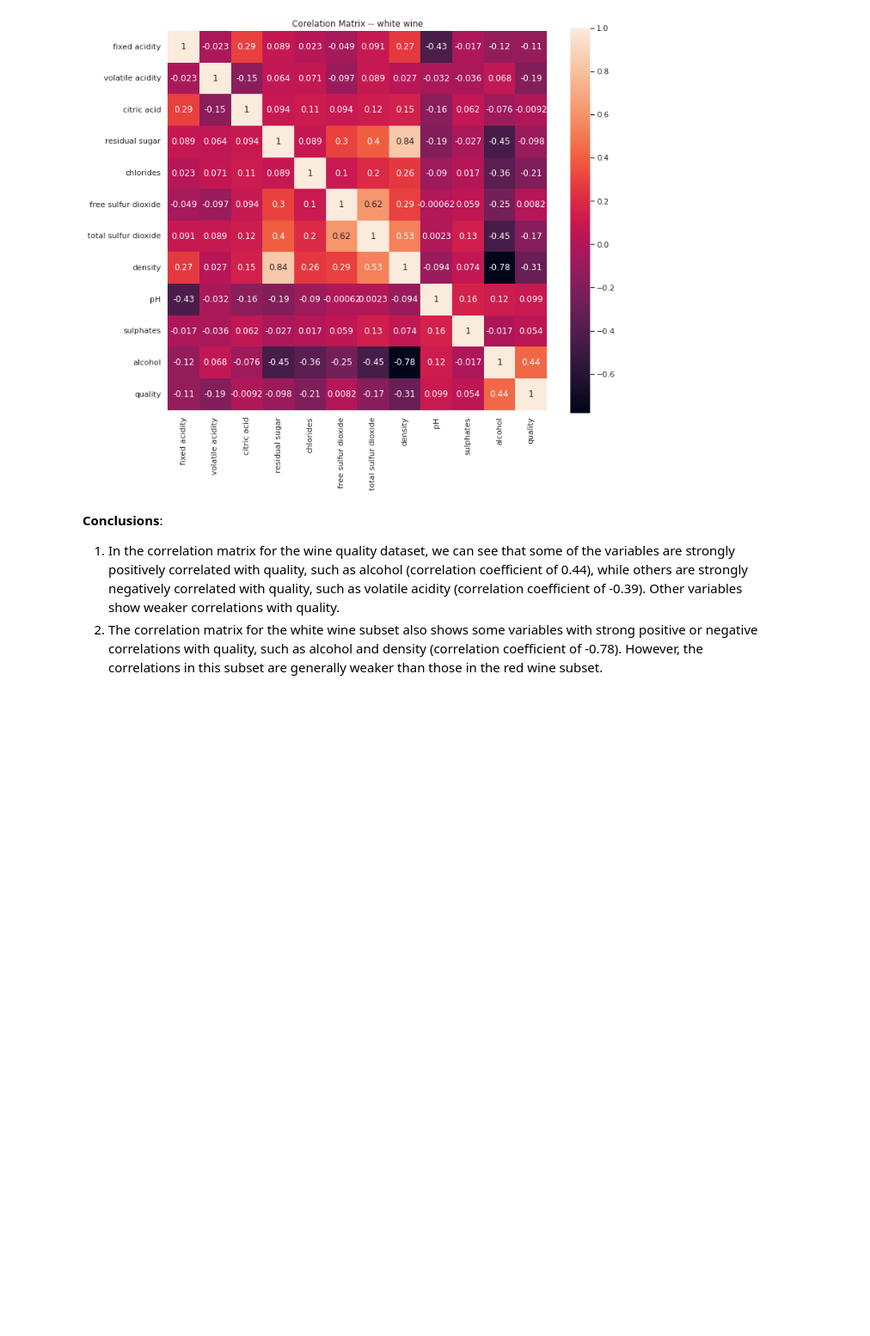
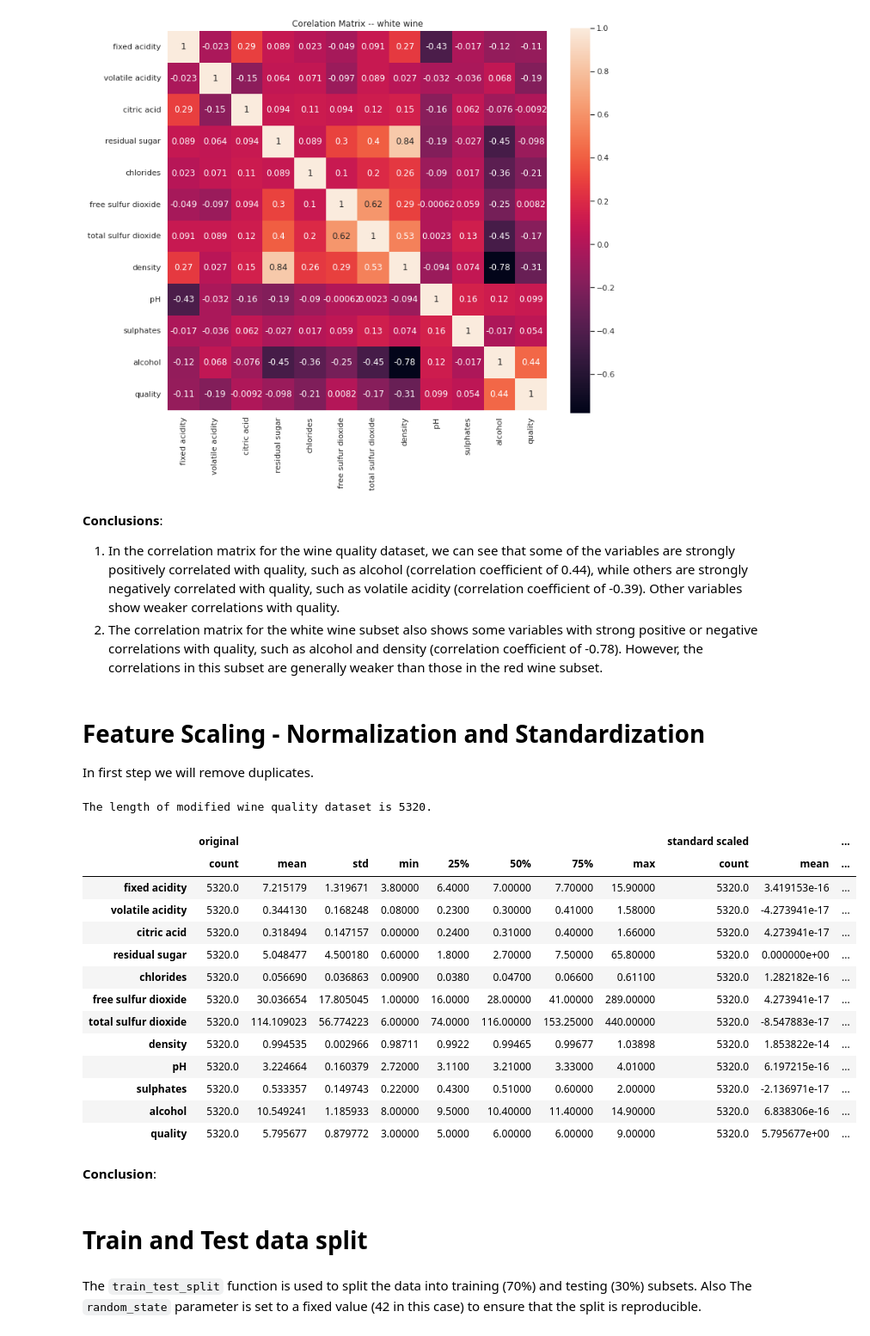
Before and after one commit to natijas/MLP-Neural-Network-From-Scratch, a Jupyter notebook: snb_natalka.ipynb, the cells around one changed output. Shown at 86% size. Drawn from its saved outputs; the diff is of its cells as text; code cells hidden in the pictures; blank space fills up the shorter version.

Commit message:
train-test-split

```diff
--- a/snb_natalka.ipynb
+++ b/snb_natalka.ipynb
@@ -420,3 +436,48 @@ Text(0.5, 1.0, 'Corelation Matrix -- white wine')
 **Conclusions**:
 1. In the correlation matrix for the wine quality dataset, we can see that some of the variables are strongly positively correlated with quality, such as alcohol (correlation coefficient of 0.44), while others are strongly negatively correlated with quality, such as volatile acidity (correlation coefficient of -0.39). Other variables show weaker correlations with quality.
 2. The correlation matrix for the white wine subset also shows some variables with strong positive or negative correlations with quality, such as alcohol and density (correlation coefficient of -0.78). However, the correlations in this subset are generally weaker than those in the red wine subset.
+# %% [markdown]
+# Feature Scaling -  Normalization and Standardization
+
+In first step we will remove duplicates.
+# %%
+df = df.drop_duplicates()
+print(f'The length of modified wine quality dataset is {len(df)}.')
+# %% [output]
+The length of modified wine quality dataset is 5320.
+# %%
+from sklearn.preprocessing import StandardScaler, MinMaxScaler
+
+feature_columns = sorted(set(df.columns) - {'type', 'quality', 'quality_label'})
+
+standard_scaler = StandardScaler()
+minmax_scaler = MinMaxScaler()
+
+scaled_data_standard = standard_scaler.fit_transform(df[feature_columns].values)
+scaled_data_minmax = minmax_scaler.fit_transform(df[feature_columns].values)
+# %%
+df1 = df.copy()
+df2 = df.copy()
+df1[feature_columns] = scaled_data_standard
+df2[feature_columns] = scaled_data_minmax
+with pd.option_context('display.max_columns', 50):
+    display(pd.concat([df.describe(), df1.describe(), df2.describe()], axis=0, keys=['original', 'standard scaled', 'min max scaled']).transpose())
+# %% [output]
+|  | original |  |  |  |  |  |  |  | standard scaled |  | ... |
+|  | count | mean | std | min | 25% | 50% | 75% | max | count | mean | ... |
+| fixed acidity | 5320.0 | 7.215179 | 1.319671 | 3.80000 | 6.4000 | 7.00000 | 7.70000 | 15.90000 | 5320.0 | 3.419153e-16 | ... |
+| volatile acidity | 5320.0 | 0.344130 | 0.168248 | 0.08000 | 0.2300 | 0.30000 | 0.41000 | 1.58000 | 5320.0 | -4.273941e-17 | ... |
+| citric acid | 5320.0 | 0.318494 | 0.147157 | 0.00000 | 0.2400 | 0.31000 | 0.40000 | 1.66000 | 5320.0 | 4.273941e-17 | ... |
+| residual sugar | 5320.0 | 5.048477 | 4.500180 | 0.60000 | 1.8000 | 2.70000 | 7.50000 | 65.80000 | 5320.0 | 0.000000e+00 | ... |
+| chlorides | 5320.0 | 0.056690 | 0.036863 | 0.00900 | 0.0380 | 0.04700 | 0.06600 | 0.61100 | 5320.0 | 1.282182e-16 | ... |
+| free sulfur dioxide | 5320.0 | 30.036654 | 17.805045 | 1.00000 | 16.0000 | 28.00000 | 41.00000 | 289.00000 | 5320.0 | 4.273941e-17 | ... |
+| total sulfur dioxide | 5320.0 | 114.109023 | 56.774223 | 6.00000 | 74.0000 | 116.00000 | 153.25000 | 440.00000 | 5320.0 | -8.547883e-17 | ... |
+| density | 5320.0 | 0.994535 | 0.002966 | 0.98711 | 0.9922 | 0.99465 | 0.99677 | 1.03898 | 5320.0 | 1.853822e-14 | ... |
+| pH | 5320.0 | 3.224664 | 0.160379 | 2.72000 | 3.1100 | 3.21000 | 3.33000 | 4.01000 | 5320.0 | 6.197215e-16 | ... |
+| sulphates | 5320.0 | 0.533357 | 0.149743 | 0.22000 | 0.4300 | 0.51000 | 0.60000 | 2.00000 | 5320.0 | -2.136971e-17 | ... |
+| alcohol | 5320.0 | 10.549241 | 1.185933 | 8.00000 | 9.5000 | 10.40000 | 11.40000 | 14.90000 | 5320.0 | 6.838306e-16 | ... |
+| quality | 5320.0 | 5.795677 | 0.879772 | 3.00000 | 5.0000 | 6.00000 | 6.00000 | 9.00000 | 5320.0 | 5.795677e+00 | ... |
+# %% [markdown]
+**Conclusion**:
+# %% [markdown]
+# Train and Test data split
@@ -422,0 +497,2 @@ Text(0.5, 1.0, 'Corelation Matrix -- white wine')
+# %% [markdown]
+The `train_test_split` function is used to split the data into training (70%) and testing (30%) subsets. Also The `random_state` parameter is set to a fixed value (42 in this case) to ensure that the split is reproducible.
```
Also changed, not shown: parts of 10 cells of this notebook.
